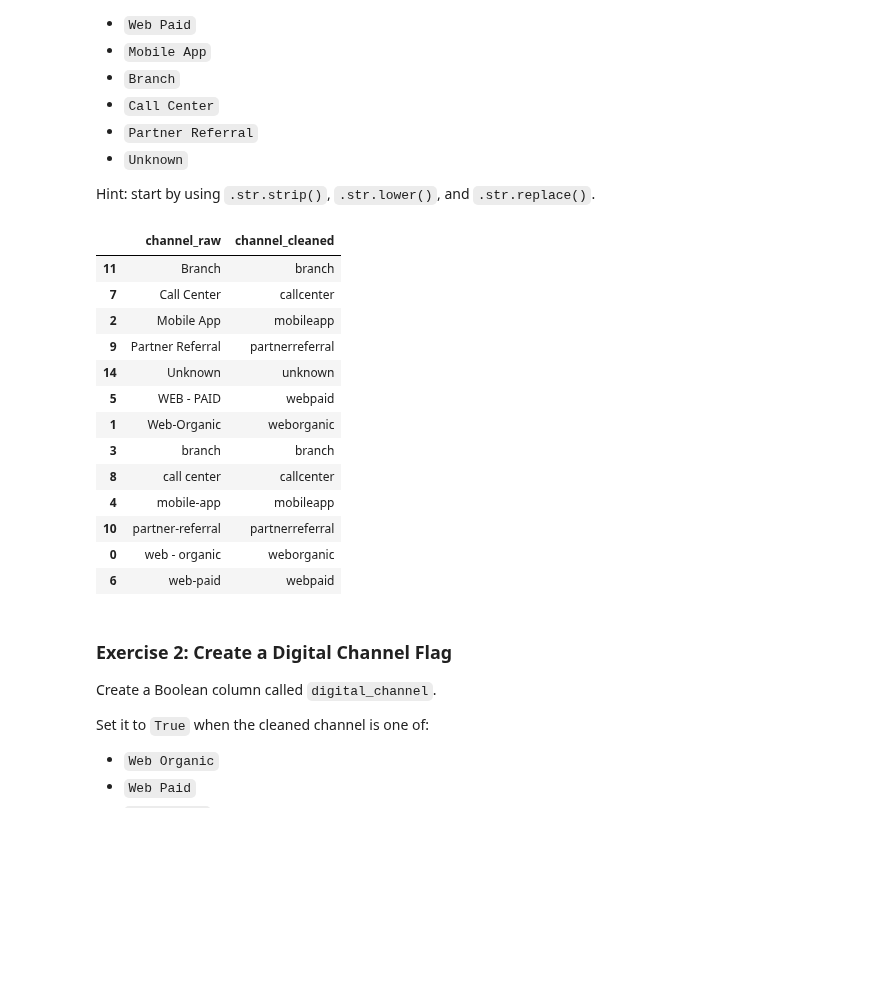
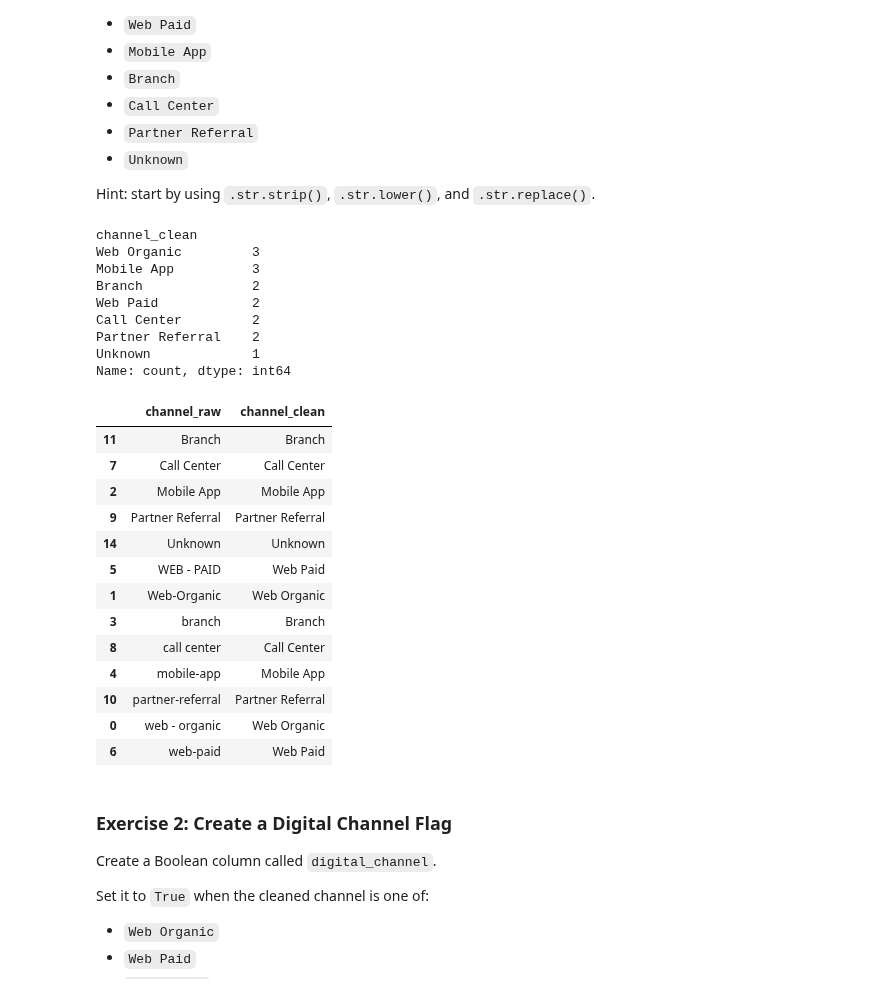
Before and after one commit to glendadavisjohnson/BAN6003_Week5_6_pandas_transformation_GlendaDavisJohnson, a Jupyter notebook: notebooks/module6_string_categorical_guided_lab.ipynb, the cells around one changed output. Cells and saved outputs as stored; diff of their text form; code cells hidden in the pictures; blank space fills up the shorter version.

```diff
--- a/notebooks/module6_string_categorical_guided_lab.ipynb
+++ b/notebooks/module6_string_categorical_guided_lab.ipynb
@@ -605,29 +664,52 @@ Suggested categories:
 Hint: start by using `.str.strip()`, `.str.lower()`, and `.str.replace()`.
 # %%
 # Clean and standardize the contact method column
-df["channel_cleaned"] = (
+df["channel_clean"] = (
     df["channel_raw"]
     .str.strip()
     .str.lower()
     .str.replace("-", "", regex=False)
     .str.replace(" ", "", regex=False)
 )
-df[["channel_raw", "channel_cleaned"]].drop_duplicates().sort_values("channel_raw")
+
+channel_map = {
+    "weborganic": "Web Organic",
+    "webpaid": "Web Paid",
+    "mobileapp": "Mobile App",
+    "branch": "Branch",
+    "callcenter": "Call Center",
+    "partnerreferral": "Partner Referral",
+    "unknown": "Unknown",
+}
+
+df["channel_clean"] = df["channel_clean"].map(channel_map)
+
+print(df["channel_clean"].value_counts(dropna=False))
+df[["channel_raw", "channel_clean"]].drop_duplicates().sort_values("channel_raw")
 # %% [output]
+channel_clean
+Web Organic         3
+Mobile App          3
+Branch              2
+Web Paid            2
+Call Center         2
+Partner Referral    2
+Unknown             1
+Name: count, dtype: int64
-|  | channel_raw | channel_cleaned |
-| 11 | Branch | branch |
-| 7 | Call Center | callcenter |
-| 2 | Mobile App | mobileapp |
-| 9 | Partner Referral | partnerreferral |
-| 14 | Unknown | unknown |
-| 5 | WEB - PAID | webpaid |
-| 1 | Web-Organic | weborganic |
-| 3 | branch | branch |
-| 8 | call center | callcenter |
-| 4 | mobile-app | mobileapp |
-| 10 | partner-referral | partnerreferral |
-| 0 | web - organic | weborganic |
-| 6 | web-paid | webpaid |
+|  | channel_raw | channel_clean |
+| 11 | Branch | Branch |
+| 7 | Call Center | Call Center |
+| 2 | Mobile App | Mobile App |
+| 9 | Partner Referral | Partner Referral |
+| 14 | Unknown | Unknown |
+| 5 | WEB - PAID | Web Paid |
+| 1 | Web-Organic | Web Organic |
+| 3 | branch | Branch |
+| 8 | call center | Call Center |
+| 4 | mobile-app | Mobile App |
+| 10 | partner-referral | Partner Referral |
+| 0 | web - organic | Web Organic |
+| 6 | web-paid | Web Paid |
 # %% [markdown]
 ### Exercise 2: Create a Digital Channel Flag
 
```
Also changed, not shown: parts of 21 cells of this notebook, 1 other file.
